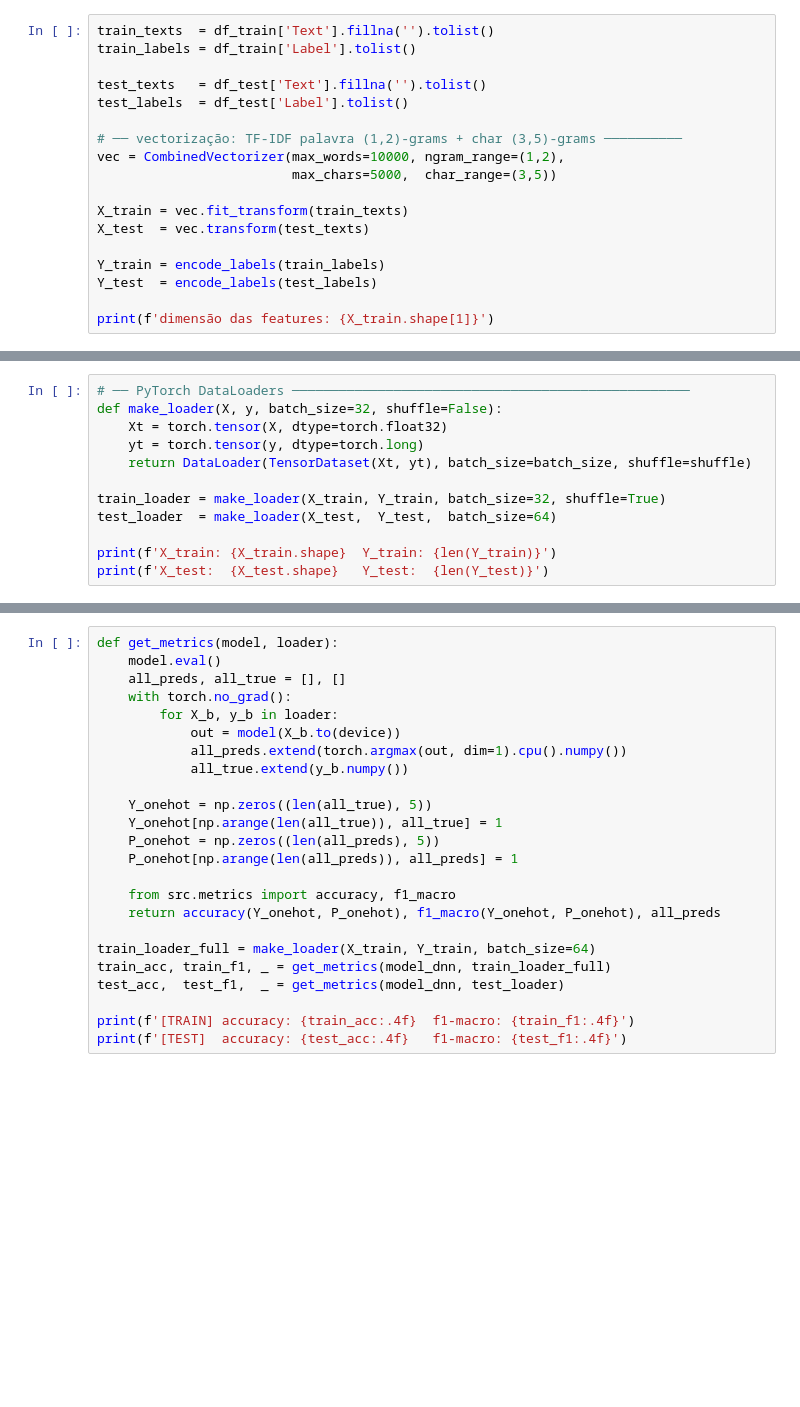
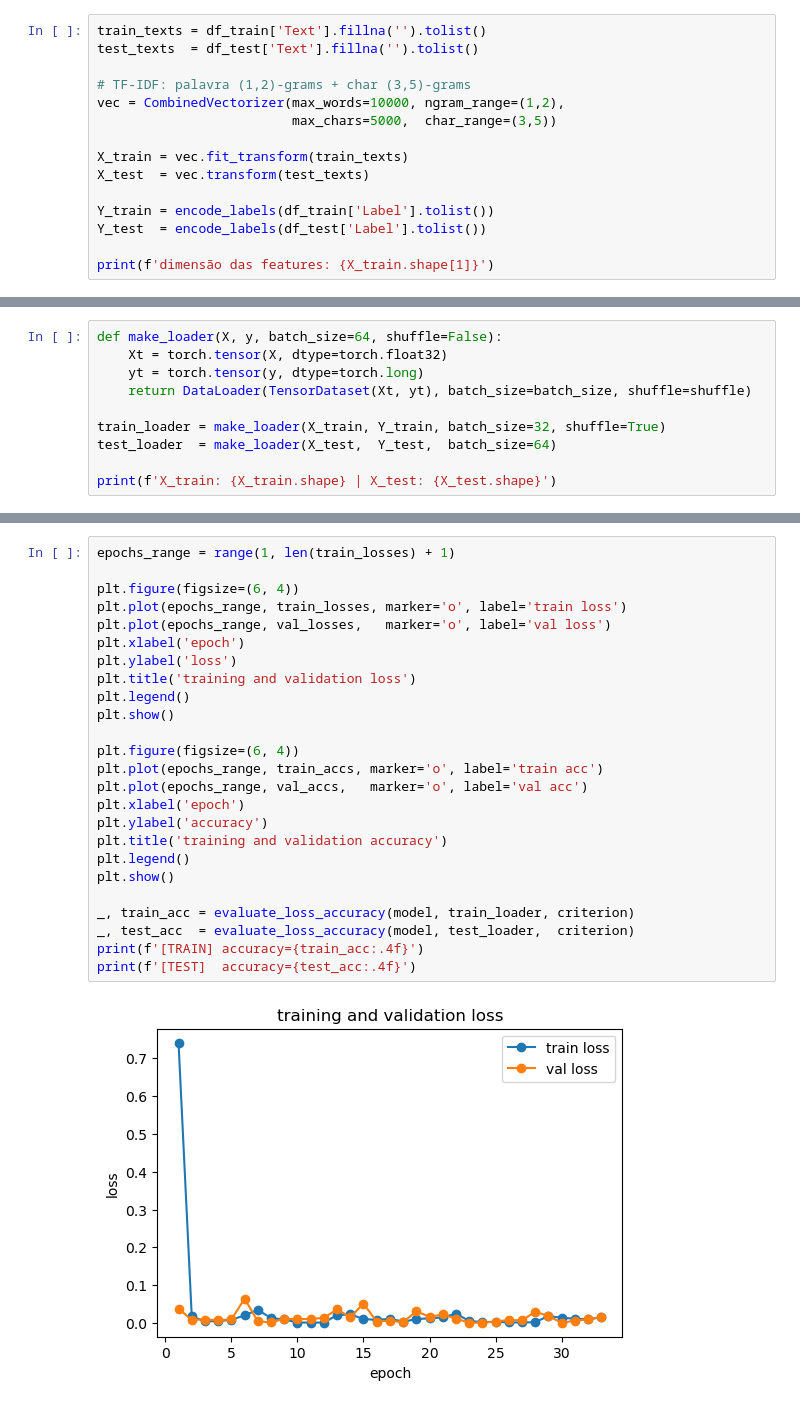
Before and after one commit to joaoR21/TP-AP2026, a Jupyter notebook: src/train_dnn.ipynb, the cells around one changed output, grey strips where cells are left out. Saved outputs shown, nothing was run; the diff lists cells and outputs as text; blank space fills up the shorter version.

```diff
--- a/src/train_dnn.ipynb
+++ b/src/train_dnn.ipynb
@@ -34,18 +44,15 @@ print(df_train['Label'].value_counts())
 # %%
-train_texts  = df_train['Text'].fillna('').tolist()
-train_labels = df_train['Label'].tolist()
+train_texts = df_train['Text'].fillna('').tolist()
+test_texts  = df_test['Text'].fillna('').tolist()
 
-test_texts   = df_test['Text'].fillna('').tolist()
-test_labels  = df_test['Label'].tolist()
-
-# ── vectorização: TF-IDF palavra (1,2)-grams + char (3,5)-grams ──────────
+# TF-IDF: palavra (1,2)-grams + char (3,5)-grams
 vec = CombinedVectorizer(max_words=10000, ngram_range=(1,2),
                          max_chars=5000,  char_range=(3,5))
 
 X_train = vec.fit_transform(train_texts)
 X_test  = vec.transform(test_texts)
 
-Y_train = encode_labels(train_labels)
-Y_test  = encode_labels(test_labels)
+Y_train = encode_labels(df_train['Label'].tolist())
+Y_test  = encode_labels(df_test['Label'].tolist())
 
 print(f'dimensão das features: {X_train.shape[1]}')
@@ -52,6 +61,5 @@ print(f'dimensão das features: {X_train.shape[1]}')
 # %%
-# ── PyTorch DataLoaders ───────────────────────────────────────────────────
-def make_loader(X, y, batch_size=32, shuffle=False):
+def make_loader(X, y, batch_size=64, shuffle=False):
     Xt = torch.tensor(X, dtype=torch.float32)
     yt = torch.tensor(y, dtype=torch.long)
     return DataLoader(TensorDataset(Xt, yt), batch_size=batch_size, shuffle=shuffle)
@@ -59,5 +67,4 @@ def make_loader(X, y, batch_size=32, shuffle=False):
 train_loader = make_loader(X_train, Y_train, batch_size=32, shuffle=True)
 test_loader  = make_loader(X_test,  Y_test,  batch_size=64)
 
-print(f'X_train: {X_train.shape}  Y_train: {len(Y_train)}')
-print(f'X_test:  {X_test.shape}   Y_test:  {len(Y_test)}')
+print(f'X_train: {X_train.shape} | X_test: {X_test.shape}')
@@ -73,24 +143,27 @@ model_dnn = train_model(
 # %%
-def get_metrics(model, loader):
-    model.eval()
-    all_preds, all_true = [], []
-    with torch.no_grad():
-        for X_b, y_b in loader:
-            out = model(X_b.to(device))
-            all_preds.extend(torch.argmax(out, dim=1).cpu().numpy())
-            all_true.extend(y_b.numpy())
+epochs_range = range(1, len(train_losses) + 1)
 
-    Y_onehot = np.zeros((len(all_true), 5))
-    Y_onehot[np.arange(len(all_true)), all_true] = 1
-    P_onehot = np.zeros((len(all_preds), 5))
-    P_onehot[np.arange(len(all_preds)), all_preds] = 1
+plt.figure(figsize=(6, 4))
+plt.plot(epochs_range, train_losses, marker='o', label='train loss')
+plt.plot(epochs_range, val_losses,   marker='o', label='val loss')
+plt.xlabel('epoch')
+plt.ylabel('loss')
+plt.title('training and validation loss')
+plt.legend()
+plt.show()
 
-    from src.metrics import accuracy, f1_macro
-    return accuracy(Y_onehot, P_onehot), f1_macro(Y_onehot, P_onehot), all_preds
+plt.figure(figsize=(6, 4))
+plt.plot(epochs_range, train_accs, marker='o', label='train acc')
+plt.plot(epochs_range, val_accs,   marker='o', label='val acc')
+plt.xlabel('epoch')
+plt.ylabel('accuracy')
+plt.title('training and validation accuracy')
+plt.legend()
+plt.show()
 
-train_loader_full = make_loader(X_train, Y_train, batch_size=64)
-train_acc, train_f1, _ = get_metrics(model_dnn, train_loader_full)
-test_acc,  test_f1,  _ = get_metrics(model_dnn, test_loader)
-
-print(f'[TRAIN] accuracy: {train_acc:.4f}  f1-macro: {train_f1:.4f}')
-print(f'[TEST]  accuracy: {test_acc:.4f}   f1-macro: {test_f1:.4f}')
+_, train_acc = evaluate_loss_accuracy(model, train_loader, criterion)
+_, test_acc  = evaluate_loss_accuracy(model, test_loader,  criterion)
+print(f'[TRAIN] accuracy={train_acc:.4f}')
+print(f'[TEST]  accuracy={test_acc:.4f}')
+# %% [output]
+[figure, added]
```
Also changed, not shown: parts of 16 cells of this notebook, 15 other files.
